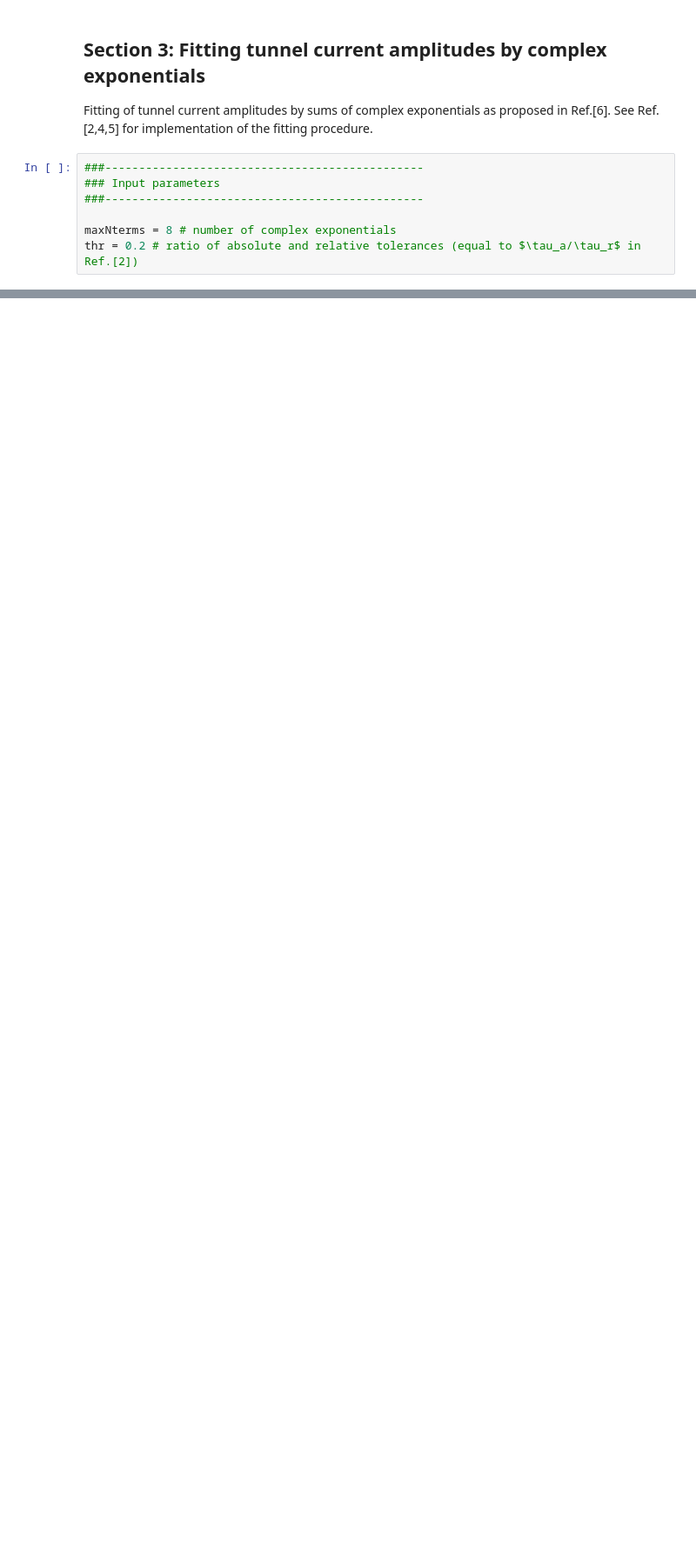
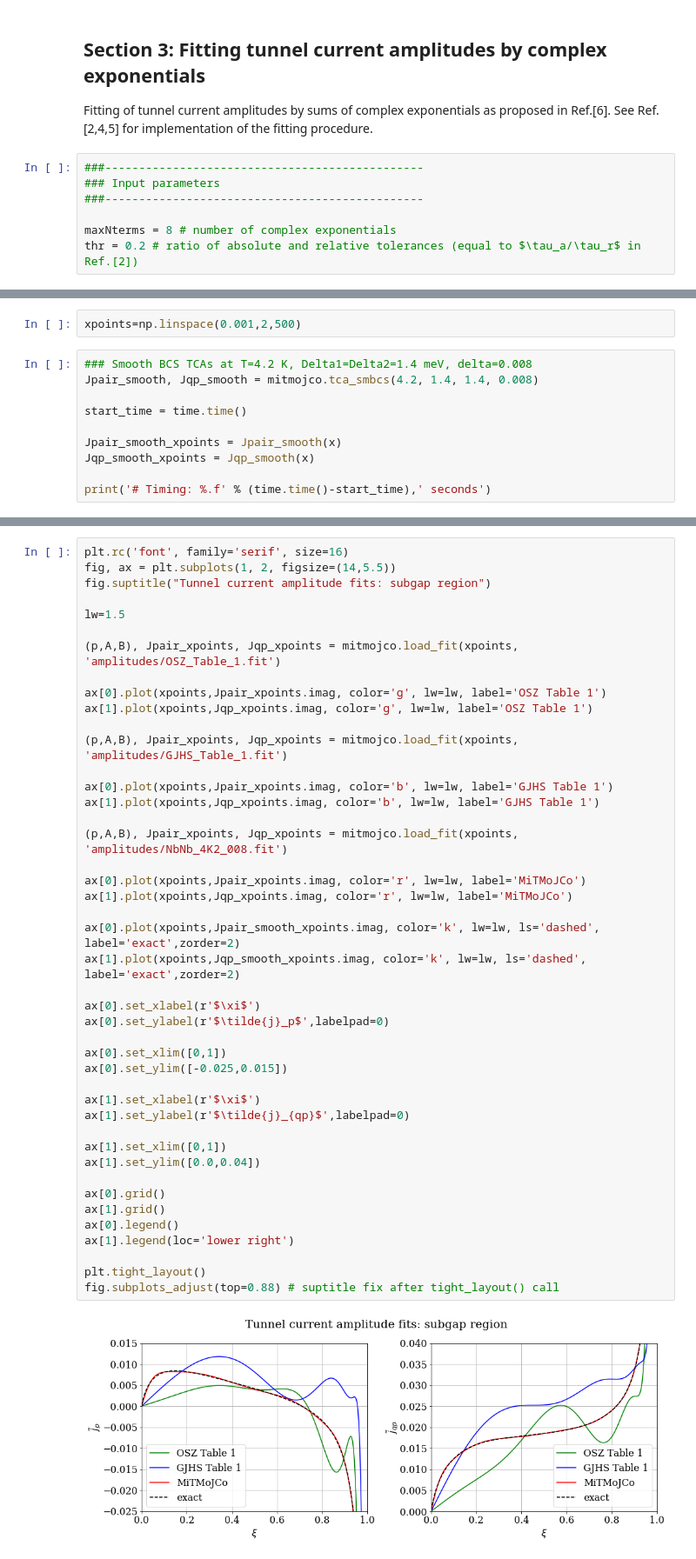
Before and after one commit to drgulevich/mitmojco, a Jupyter notebook: amplitudes.ipynb, the cells around one changed output, grey strips where cells are left out. Shown: that part at 87% size. Cells and saved outputs as stored; diff of their text form; blank space fills up the shorter version.

```diff
--- a/amplitudes.ipynb
+++ b/amplitudes.ipynb
@@ -288,0 +292,12 @@ mitmojco.parsave(cpars,'tunnel_current_amplitudes.fit')
+# %%
+xpoints=np.linspace(0.001,2,500)
+# %%
+### Smooth BCS TCAs at T=4.2 K, Delta1=Delta2=1.4 meV, delta=0.008
+Jpair_smooth, Jqp_smooth = mitmojco.tca_smbcs(4.2, 1.4, 1.4, 0.008)
+
+start_time = time.time()
+
+Jpair_smooth_xpoints = Jpair_smooth(x)
+Jqp_smooth_xpoints = Jqp_smooth(x)
+
+print('# Timing: %.f' % (time.time()-start_time),' seconds')
@@ -288,0 +307,46 @@ mitmojco.parsave(cpars,'tunnel_current_amplitudes.fit')
+# %%
+plt.rc('font', family='serif', size=16)
+fig, ax = plt.subplots(1, 2, figsize=(14,5.5))
+fig.suptitle("Tunnel current amplitude fits: subgap region")
+
+lw=1.5
+
+(p,A,B), Jpair_xpoints, Jqp_xpoints = mitmojco.load_fit(xpoints, 'amplitudes/OSZ_Table_1.fit')
+
+ax[0].plot(xpoints,Jpair_xpoints.imag, color='g', lw=lw, label='OSZ Table 1')
+ax[1].plot(xpoints,Jqp_xpoints.imag, color='g', lw=lw, label='OSZ Table 1')
+
+(p,A,B), Jpair_xpoints, Jqp_xpoints = mitmojco.load_fit(xpoints, 'amplitudes/GJHS_Table_1.fit')
+
+ax[0].plot(xpoints,Jpair_xpoints.imag, color='b', lw=lw, label='GJHS Table 1')
+ax[1].plot(xpoints,Jqp_xpoints.imag, color='b', lw=lw, label='GJHS Table 1')
+
+(p,A,B), Jpair_xpoints, Jqp_xpoints = mitmojco.load_fit(xpoints, 'amplitudes/NbNb_4K2_008.fit')
+
+ax[0].plot(xpoints,Jpair_xpoints.imag, color='r', lw=lw, label='MiTMoJCo')
+ax[1].plot(xpoints,Jqp_xpoints.imag, color='r', lw=lw, label='MiTMoJCo')
+
+ax[0].plot(xpoints,Jpair_smooth_xpoints.imag, color='k', lw=lw, ls='dashed', label='exact',zorder=2)
+ax[1].plot(xpoints,Jqp_smooth_xpoints.imag, color='k', lw=lw, ls='dashed', label='exact',zorder=2)
+
+ax[0].set_xlabel(r'$\xi$')
+ax[0].set_ylabel(r'$\tilde{j}_p$',labelpad=0)
+
+ax[0].set_xlim([0,1])
+ax[0].set_ylim([-0.025,0.015])
+
+ax[1].set_xlabel(r'$\xi$')
+ax[1].set_ylabel(r'$\tilde{j}_{qp}$',labelpad=0)
+
+ax[1].set_xlim([0,1])
+ax[1].set_ylim([0.0,0.04])
+
+ax[0].grid()
+ax[1].grid()
+ax[0].legend()
+ax[1].legend(loc='lower right')
+
+plt.tight_layout()
+fig.subplots_adjust(top=0.88) # suptitle fix after tight_layout() call
+# %% [output]
+[figure, added]
```
Also changed, not shown: parts of 8 cells of this notebook, 1 other file.
